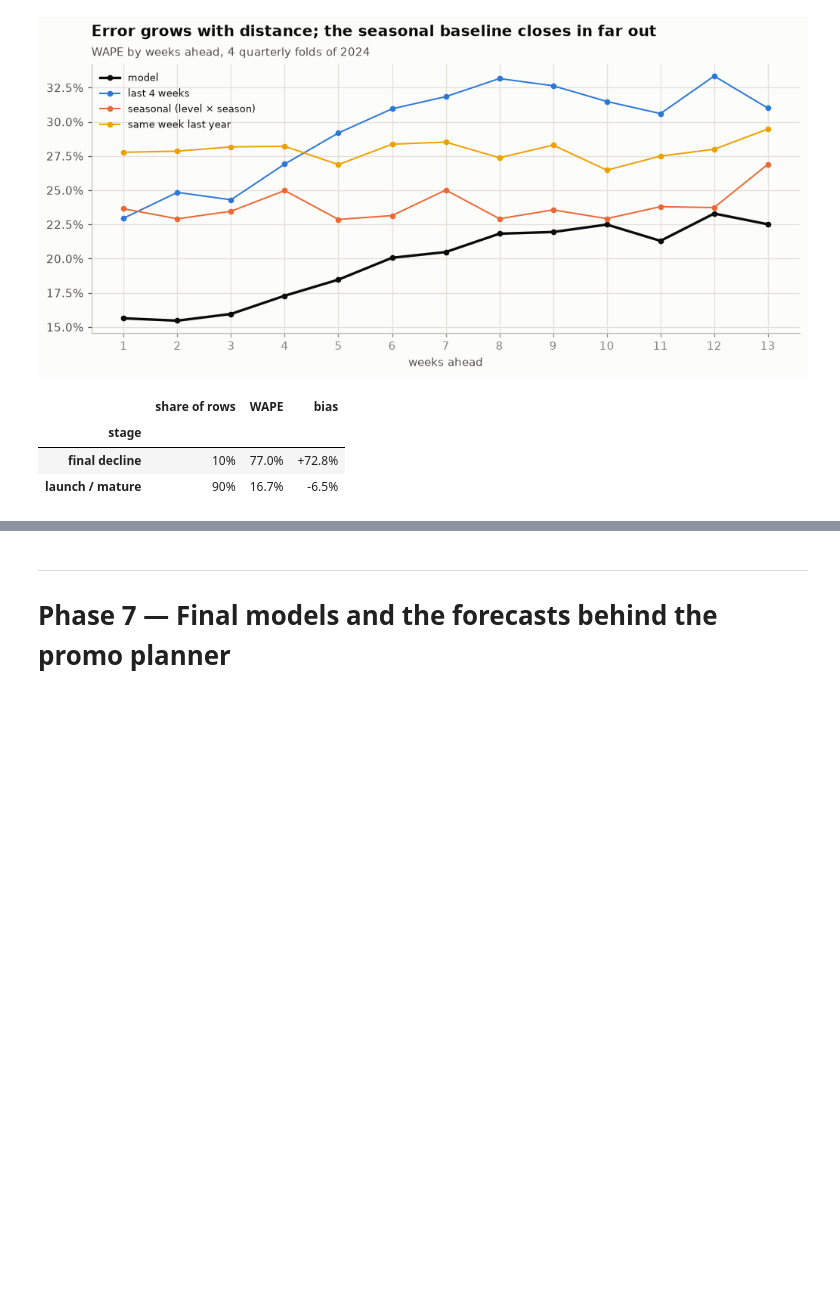
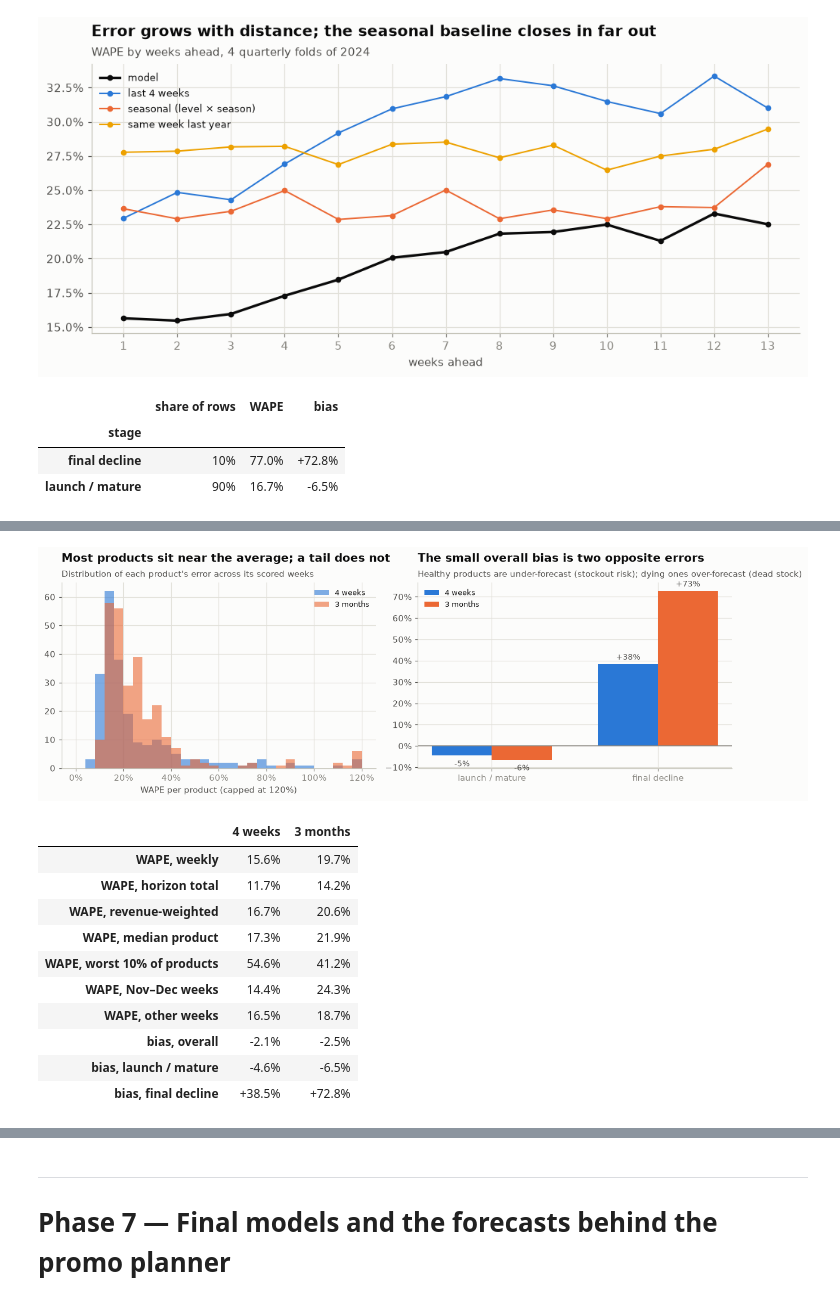
Before and after one commit to karthikiyer365/Live, a Jupyter notebook: ecommerce-demand-forecasting/demand_forecasting.ipynb, the cells around one changed output, grey strips where cells are left out. Drawn from its saved outputs; the diff is of its cells as text; code cells hidden in the pictures; blank space fills up the shorter version.

```diff
--- a/ecommerce-demand-forecasting/demand_forecasting.ipynb
+++ b/ecommerce-demand-forecasting/demand_forecasting.ipynb
@@ -624,0 +660,52 @@ R13.groupby("stage").apply(lambda g: pd.Series({"share of rows": len(g) / len(R1
+# %%
+# Step 20 — planner scorecard for both horizons
+def scorecard(r):
+    tot = r.groupby(["sku_i", "c"])[["truth", "pred"]].sum()
+    per_sku = r.groupby("sku_i").apply(lambda g: wape(g.truth, g.pred), include_groups=False)
+    peak = np.isin(WEEKS[r.t.to_numpy()].month, [11, 12])
+    price = PRICE[r.sku_i]
+    by_stage = r.groupby("stage").apply(lambda g: bias(g.truth, g.pred), include_groups=False)
+    return pd.Series({
+        "WAPE, weekly": wape(r.truth, r.pred),
+        "WAPE, horizon total": wape(tot.truth, tot.pred),
+        "WAPE, revenue-weighted": np.abs(r.truth - r.pred).mul(price).sum() / r.truth.mul(price).sum(),
+        "WAPE, median product": per_sku.median(),
+        "WAPE, worst 10% of products": per_sku.quantile(0.9),
+        "WAPE, Nov–Dec weeks": wape(r[peak].truth, r[peak].pred),
+        "WAPE, other weeks": wape(r[~peak].truth, r[~peak].pred),
+        "bias, overall": bias(r.truth, r.pred),
+        "bias, launch / mature": by_stage["launch / mature"],
+        "bias, final decline": by_stage["final decline"],
+    })
+
+CARD = pd.DataFrame({"4 weeks": scorecard(R4), "3 months": scorecard(R13)})
+fig, (a1, a2) = plt.subplots(1, 2, figsize=(13, 4.2))
+for i, (n, r) in enumerate([("4 weeks", R4), ("3 months", R13)]):
+    per_sku = r.groupby("sku_i").apply(lambda g: wape(g.truth, g.pred), include_groups=False).clip(upper=1.2)
+    a1.hist(per_sku, bins=30, range=(0, 1.2), alpha=0.6, color=CAT[i], label=n)
+a1.xaxis.set_major_formatter(mpl.ticker.PercentFormatter(1)); a1.set_xlabel("WAPE per product (capped at 120%)"); a1.legend(fontsize=8.5)
+headline(a1, "Most products sit near the average; a tail does not", "Distribution of each product's error across its scored weeks")
+stage_bias = CARD.loc[["bias, launch / mature", "bias, final decline"]]
+x = np.arange(2)
+for i, col in enumerate(CARD.columns):
+    a2.bar(x + (i - 0.5) * 0.36, stage_bias[col], width=0.36, color=CAT[i], label=col)
+    for xi, v in zip(x + (i - 0.5) * 0.36, stage_bias[col]):
+        a2.text(xi, v + (0.02 if v >= 0 else -0.05), f"{v:+.0%}", ha="center", fontsize=9, color=INK_2)
+a2.axhline(0, color=MUTED, lw=1); a2.set_xticks(x, ["launch / mature", "final decline"]); a2.yaxis.set_major_formatter(mpl.ticker.PercentFormatter(1)); a2.legend(fontsize=8.5)
+headline(a2, "The small overall bias is two opposite errors", "Healthy products are under-forecast (stockout risk); dying ones over-forecast (dead stock)")
+plt.tight_layout(); plt.show()
+CARD.style.format("{:+.1%}", subset=pd.IndexSlice[[i for i in CARD.index if i.startswith("bias")], :]) \
+    .format("{:.1%}", subset=pd.IndexSlice[[i for i in CARD.index if i.startswith("WAPE")], :])
+# %% [output]
+[figure, added]
+|  | 4 weeks | 3 months |
+| WAPE, weekly | 15.6% | 19.7% |
+| WAPE, horizon total | 11.7% | 14.2% |
+| WAPE, revenue-weighted | 16.7% | 20.6% |
+| WAPE, median product | 17.3% | 21.9% |
+| WAPE, worst 10% of products | 54.6% | 41.2% |
+| WAPE, Nov–Dec weeks | 14.4% | 24.3% |
+| WAPE, other weeks | 16.5% | 18.7% |
+| bias, overall | -2.1% | -2.5% |
+| bias, launch / mature | -4.6% | -6.5% |
+| bias, final decline | +38.5% | +72.8% |
```
Also changed, not shown: parts of 20 cells of this notebook, 8 other files.
